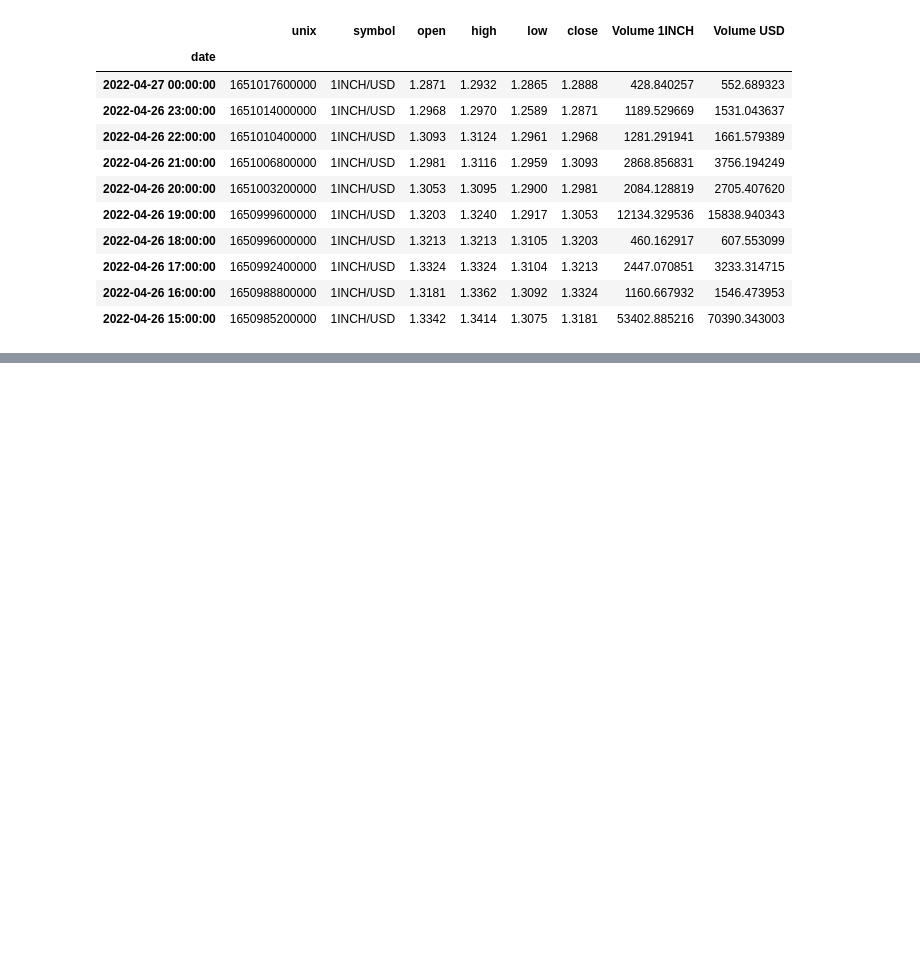
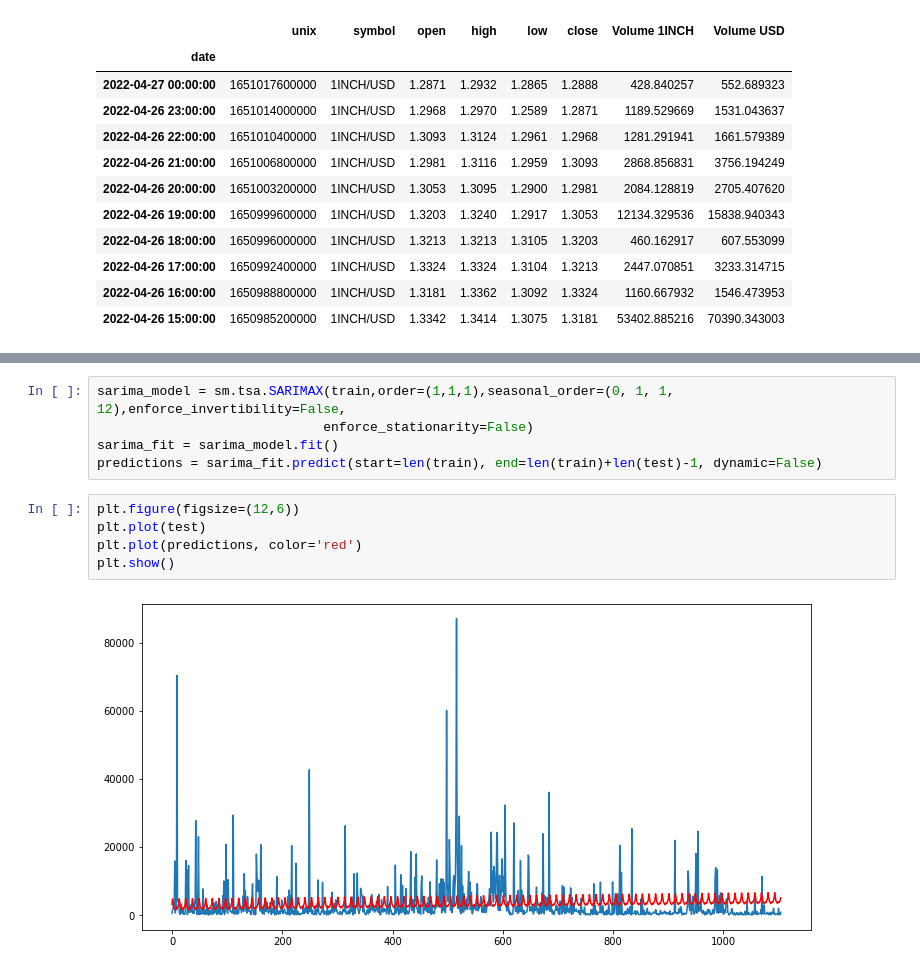
Before and after one commit to kennethZhangML/DAO-ML-Repo, a Jupyter notebook: ARMA_ARIMA_SARIMA_model_testing.ipynb, the cells around one changed output, grey strips where cells are left out. Saved outputs shown, nothing was run; the diff lists cells and outputs as text; blank space fills up the shorter version.

```diff
--- a/ARMA_ARIMA_SARIMA_model_testing.ipynb
+++ b/ARMA_ARIMA_SARIMA_model_testing.ipynb
@@ -60,0 +177,12 @@ Basic Autocorrelation Coefficients/Values/Functions:
+# %%
+sarima_model = sm.tsa.SARIMAX(train,order=(1,1,1),seasonal_order=(0, 1, 1, 12),enforce_invertibility=False,
+                             enforce_stationarity=False)
+sarima_fit = sarima_model.fit()
+predictions = sarima_fit.predict(start=len(train), end=len(train)+len(test)-1, dynamic=False)
+# %%
+plt.figure(figsize=(12,6))
+plt.plot(test)
+plt.plot(predictions, color='red')
+plt.show()
+# %% [output]
+[figure, added]
```
Also changed, not shown: parts of 8 cells of this notebook, 1 other file.
